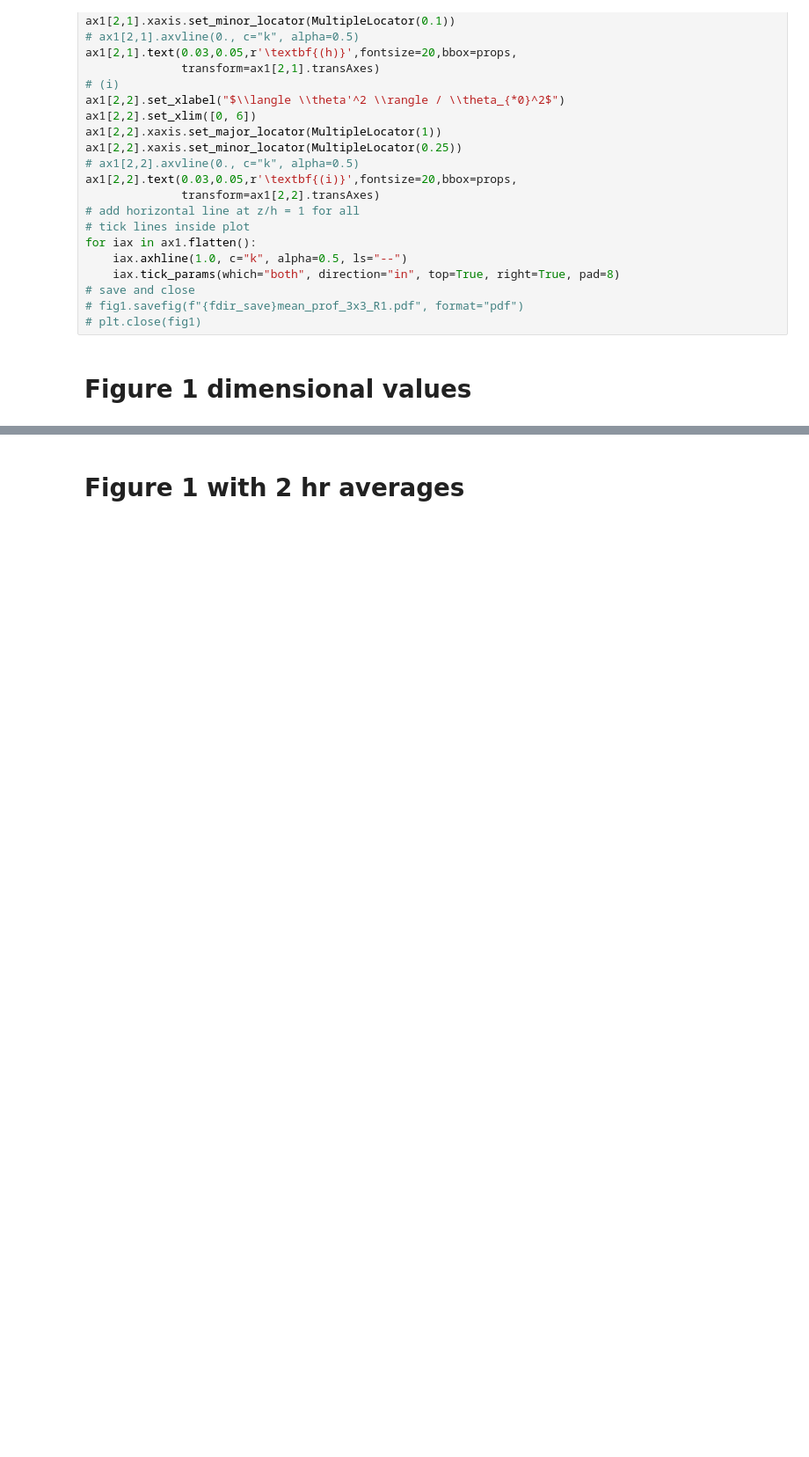
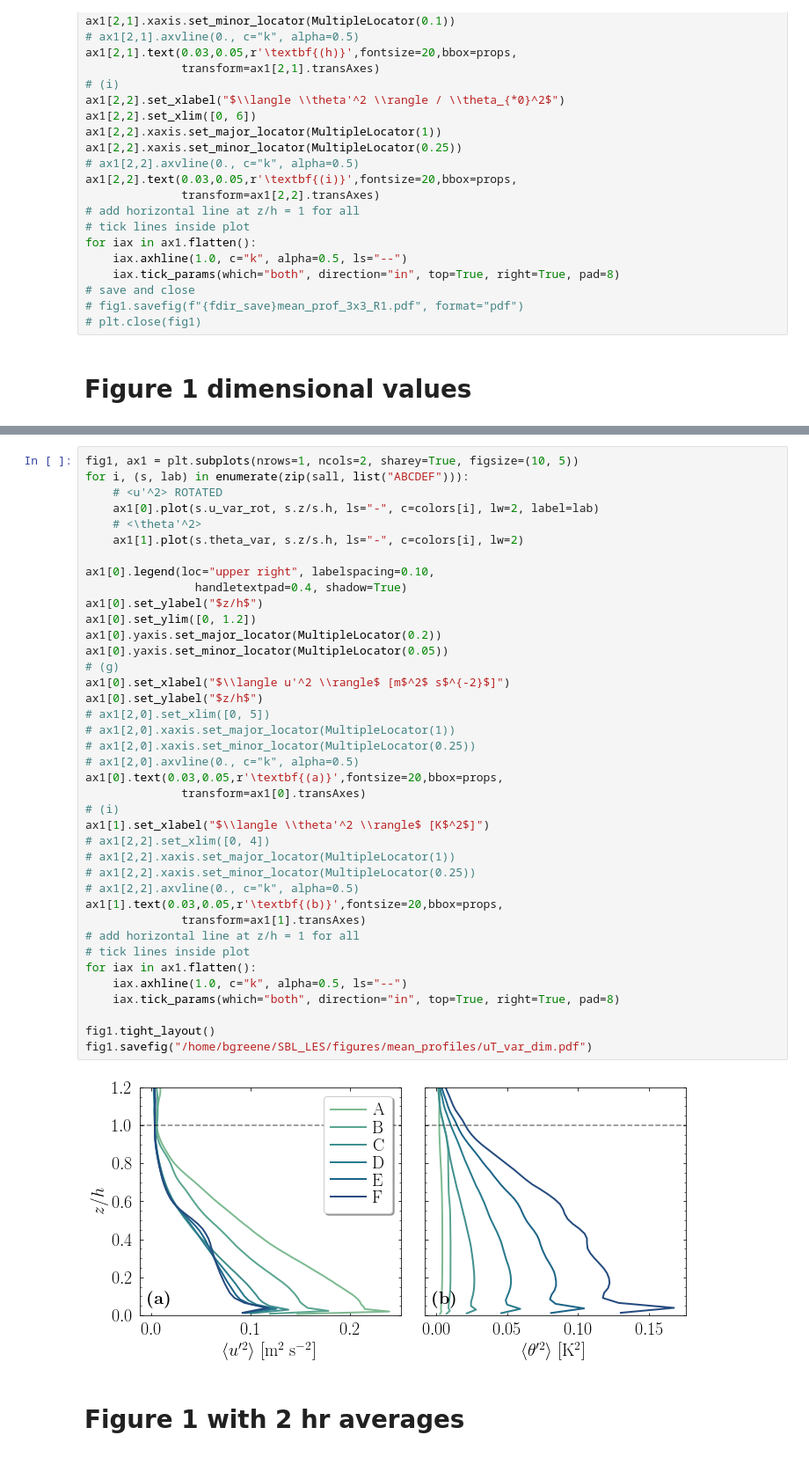
Before and after one commit to bgreene777/SBL_LES, a Jupyter notebook: ipynb/plot_mean.ipynb, the cells around one changed output, grey strips where cells are left out. Shown at 88% size. Drawn from its saved outputs; the diff is of its cells as text; blank space fills up the shorter version.

```diff
--- a/ipynb/plot_mean.ipynb
+++ b/ipynb/plot_mean.ipynb
@@ -394,3 +461,44 @@ for iax in ax1.flatten():
+# %%
+fig1, ax1 = plt.subplots(nrows=1, ncols=2, sharey=True, figsize=(10, 5))
+for i, (s, lab) in enumerate(zip(sall, list("ABCDEF"))):
+    # <u'^2> ROTATED
+    ax1[0].plot(s.u_var_rot, s.z/s.h, ls="-", c=colors[i], lw=2, label=lab)
+    # <\theta'^2>
+    ax1[1].plot(s.theta_var, s.z/s.h, ls="-", c=colors[i], lw=2)
+
+ax1[0].legend(loc="upper right", labelspacing=0.10,
+                handletextpad=0.4, shadow=True)
+ax1[0].set_ylabel("$z/h$")
+ax1[0].set_ylim([0, 1.2])
+ax1[0].yaxis.set_major_locator(MultipleLocator(0.2))
+ax1[0].yaxis.set_minor_locator(MultipleLocator(0.05))
+# (g)
+ax1[0].set_xlabel("$\\langle u'^2 \\rangle$ [m$^2$ s$^{-2}$]")
+ax1[0].set_ylabel("$z/h$")
+# ax1[2,0].set_xlim([0, 5])
+# ax1[2,0].xaxis.set_major_locator(MultipleLocator(1))
+# ax1[2,0].xaxis.set_minor_locator(MultipleLocator(0.25))
+# ax1[2,0].axvline(0., c="k", alpha=0.5)
+ax1[0].text(0.03,0.05,r'\textbf{(a)}',fontsize=20,bbox=props,
+              transform=ax1[0].transAxes)
+# (i)
+ax1[1].set_xlabel("$\\langle \\theta'^2 \\rangle$ [K$^2$]")
+# ax1[2,2].set_xlim([0, 4])
+# ax1[2,2].xaxis.set_major_locator(MultipleLocator(1))
+# ax1[2,2].xaxis.set_minor_locator(MultipleLocator(0.25))
+# ax1[2,2].axvline(0., c="k", alpha=0.5)
+ax1[1].text(0.03,0.05,r'\textbf{(b)}',fontsize=20,bbox=props,
+              transform=ax1[1].transAxes)
+# add horizontal line at z/h = 1 for all
+# tick lines inside plot
+for iax in ax1.flatten():
+    iax.axhline(1.0, c="k", alpha=0.5, ls="--")
+    iax.tick_params(which="both", direction="in", top=True, right=True, pad=8)
+
+fig1.tight_layout()
+fig1.savefig("/home/bgreene/SBL_LES/figures/mean_profiles/uT_var_dim.pdf")
+# %% [output]
+[figure, added]
 # %% [markdown]
 # Figure 1 with 2 hr averages
 # %%
```
Also changed, not shown: parts of 13 cells of this notebook, 2 other files.
